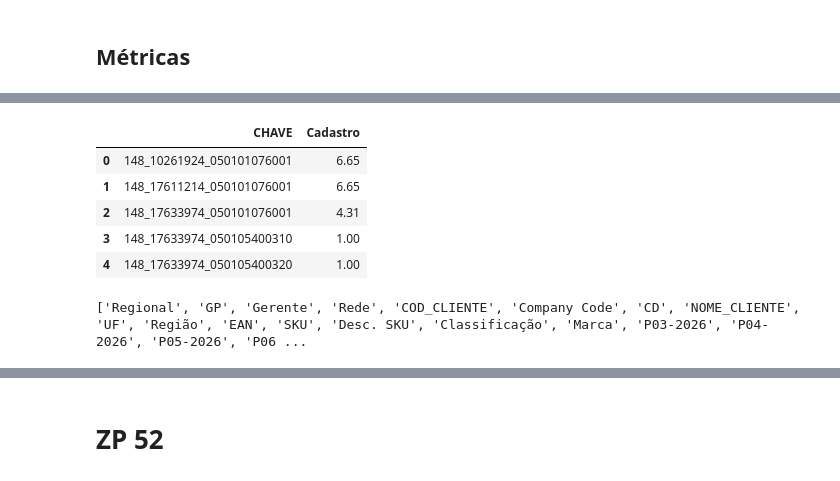
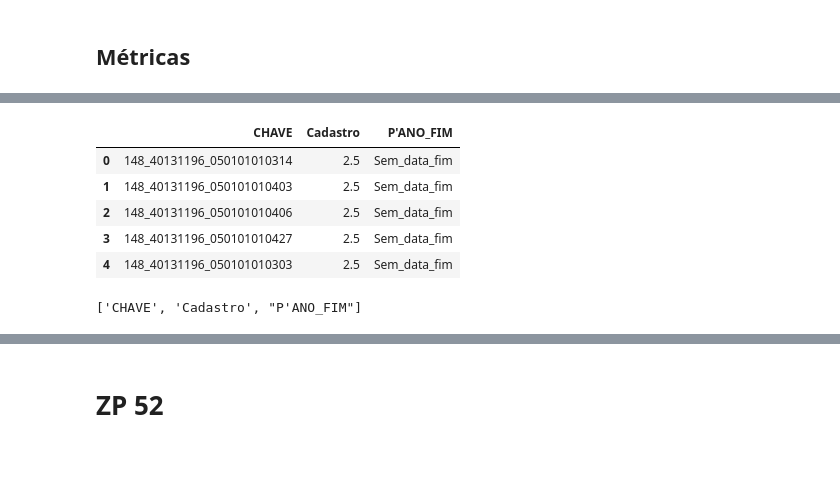
Before and after one commit to mxmluccamars/srm_valoracao, a Jupyter notebook: scripts/main.ipynb, the cells around one changed output, grey strips where cells are left out. Drawn from its saved outputs; the diff is of its cells as text; code cells hidden in the pictures.

```diff
--- a/scripts/main.ipynb
+++ b/scripts/main.ipynb
@@ -577,31 +559,32 @@ Total: 29.15 segundos
 Tempo para salvar Excel: 0.00 segundos
 # %%
 # ZP 53
-tipos_colunas = {'CHAVE' : str, 'Cadastro': float}
+# ZP 53
+tipos_colunas = {'CHAVE' : str, 'Cadastro': float, 'P\'ANO_FIM' : str}
 
-colunas = ['CHAVE', 'Cadastro']
+colunas = ['CHAVE', 'Cadastro', 'P\'ANO_FIM']
 
 df_zp53 = pd.read_excel('../data/Arquivos/ZP53.xlsx',
                         header=1,
                         usecols=colunas,
                         dtype=tipos_colunas,
                         engine='calamine')
 
 df_zp53['Cadastro'] = df_zp53['Cadastro'].round(2)
 
 df_zp53['CHAVE'] = df_zp53['CHAVE'].astype(str).str.strip()
 
 
 df_zp53.head()
 # %% [output]
-|  | CHAVE | Cadastro |
-| 0 | 148_10261924_050101076001 | 6.65 |
-| 1 | 148_17611214_050101076001 | 6.65 |
-| 2 | 148_17633974_050101076001 | 4.31 |
-| 3 | 148_17633974_050105400310 | 1.00 |
-| 4 | 148_17633974_050105400320 | 1.00 |
+|  | CHAVE | Cadastro | P'ANO_FIM |
+| 0 | 148_40131196_050101010314 | 2.5 | Sem_data_fim |
+| 1 | 148_40131196_050101010403 | 2.5 | Sem_data_fim |
+| 2 | 148_40131196_050101010406 | 2.5 | Sem_data_fim |
+| 3 | 148_40131196_050101010427 | 2.5 | Sem_data_fim |
+| 4 | 148_40131196_050101010303 | 2.5 | Sem_data_fim |
 # %%
-print(df_ciclo_n13.columns.tolist())
+print(df_zp53.columns.tolist())
 # %% [output]
-['Regional', 'GP', 'Gerente', 'Rede', 'COD_CLIENTE', 'Company Code', 'CD', 'NOME_CLIENTE', 'UF', 'Região', 'EAN', 'SKU', 'Desc. SKU', 'Classificação', 'Marca', 'P03-2026', 'P04-2026', 'P05-2026', 'P06 ...
+['CHAVE', 'Cadastro', "P'ANO_FIM"]
 # %%
```
Also changed, not shown: parts of 19 cells of this notebook.
